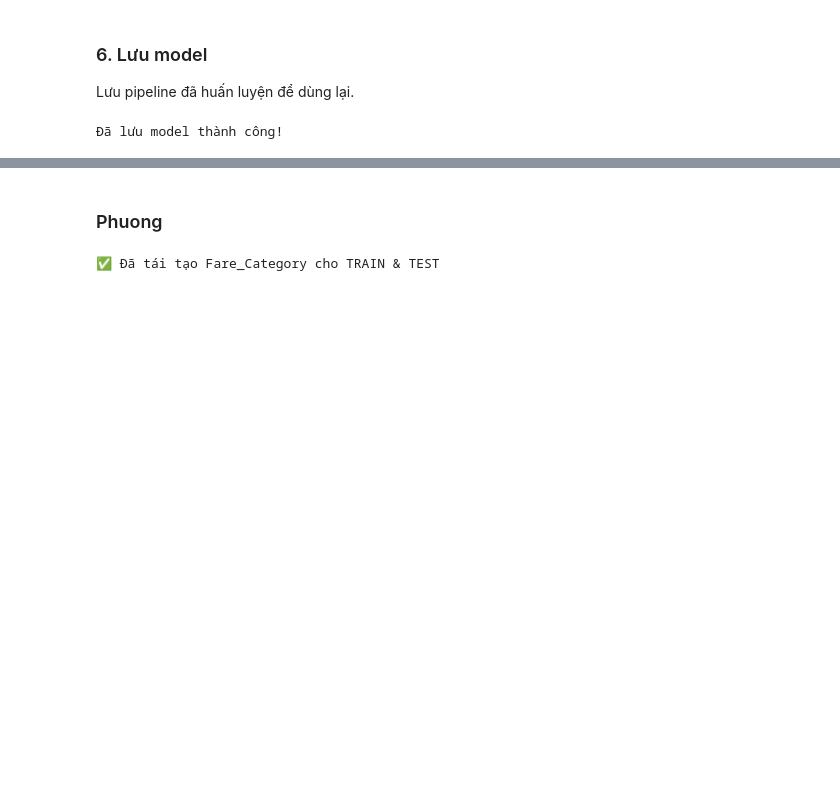
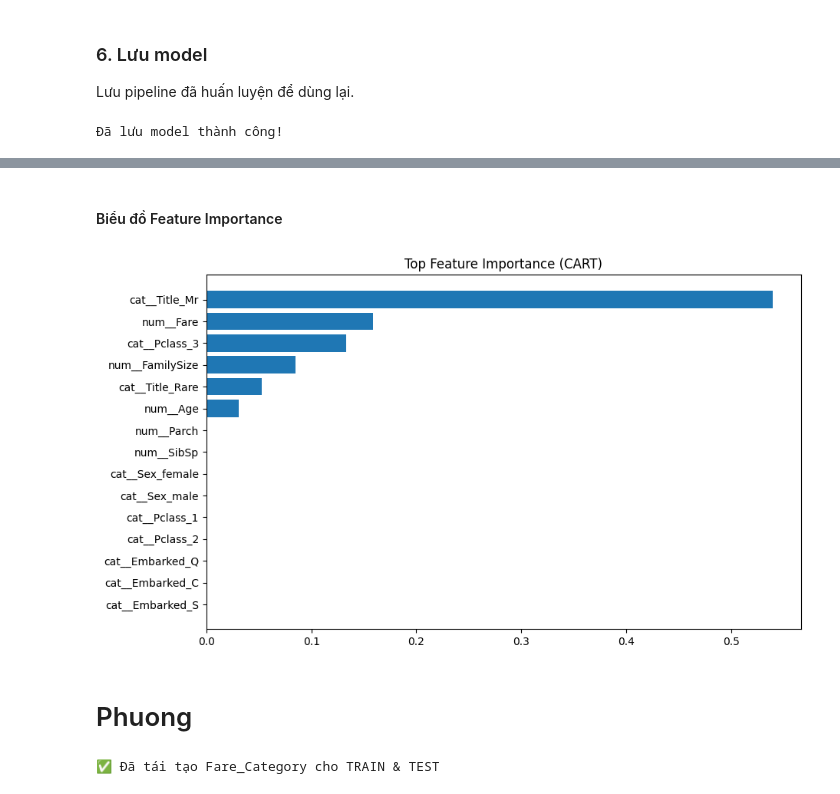
Before and after one commit to tuonglong1012/sgu25-khaiphadulieu, a Jupyter notebook: Challenge_1.ipynb, the cells around one changed output, grey strips where cells are left out. Drawn from its saved outputs; the diff is of its cells as text; code cells hidden in the pictures; blank space fills up the shorter version.

```diff
--- a/Challenge_1.ipynb
+++ b/Challenge_1.ipynb
@@ -642,5 +662,28 @@ print("Đã lưu model thành công!")
+# %% [markdown]
+#### Biểu đồ Feature Importance
+# %%
+# Lấy tên biến sau khi OneHot + số
+feature_names = cart_pipeline.named_steps["preprocessor"].get_feature_names_out()
+
+# Importance
+importances = tree_model.feature_importances_
+
+# Đưa vào DataFrame
+feat_imp = pd.DataFrame({
+    'feature': feature_names,
+    'importance': importances
+}).sort_values(by="importance", ascending=False).head(15)
+
+# Plot
+plt.figure(figsize=(10, 6))
+plt.barh(feat_imp['feature'], feat_imp['importance'])
+plt.title("Top Feature Importance (CART)")
+plt.gca().invert_yaxis()
+plt.show()
+# %% [output]
+[figure, added]
 # %% [markdown]
-### Phuong
+# Phuong
 # %%
 # ===== FIX FARE_CATEGORY CHO TEST  =====
 
```
Also changed, not shown: parts of 7 cells of this notebook.
